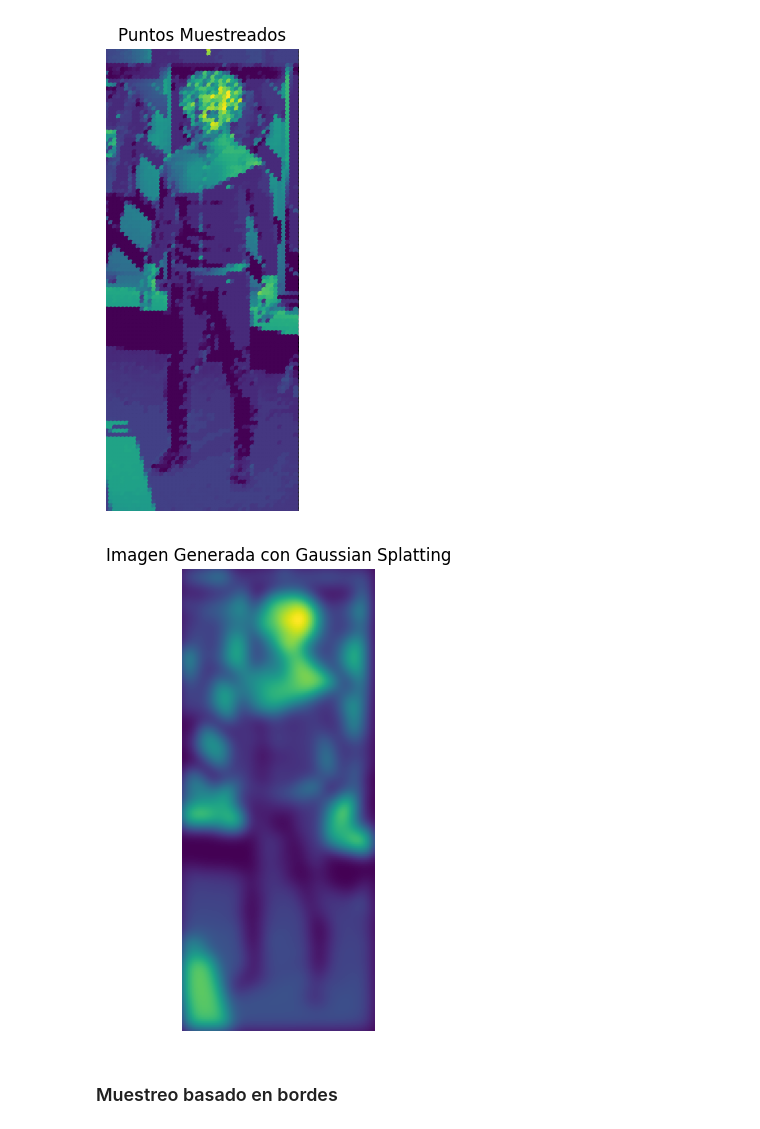
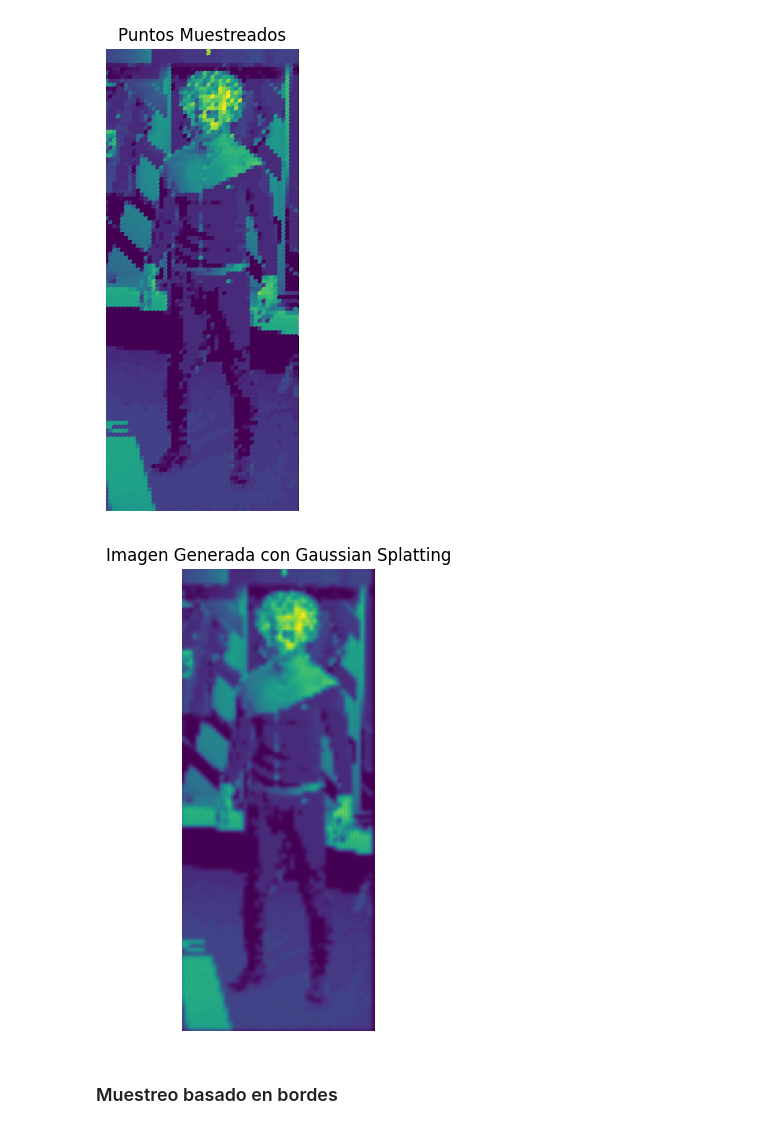
Before and after one commit to mariorht/Gaussian-splatting, a Jupyter notebook: notebooks/gaussian_splatting.ipynb, the cells around one changed output. Saved outputs shown, nothing was run; the diff lists cells and outputs as text; code cells hidden in the pictures.

```diff
--- a/notebooks/gaussian_splatting.ipynb
+++ b/notebooks/gaussian_splatting.ipynb
@@ -100,16 +100,16 @@ plt.show()
 [figure]
 # %%
 # Generar la imagen usando la función
-gaussian_image = generar_imagen_gaussiana(sampled_points, image_downsampled.shape, 4)
+gaussian_image = generar_imagen_gaussiana(sampled_points, image_downsampled.shape, 1)
 
 # Mostrar la imagen generada
 plt.figure(figsize=(6, 6))
 plt.title("Imagen Generada con Gaussian Splatting")
 plt.imshow(gaussian_image, cmap="viridis")
 plt.axis("off")
 plt.show()
 # %% [output]
-[figure, old version]
+[figure, new version]
 # %% [markdown]
 ### Muestreo basado en bordes
 # %%
```
Also changed, not shown: parts of 3 cells of this notebook.
